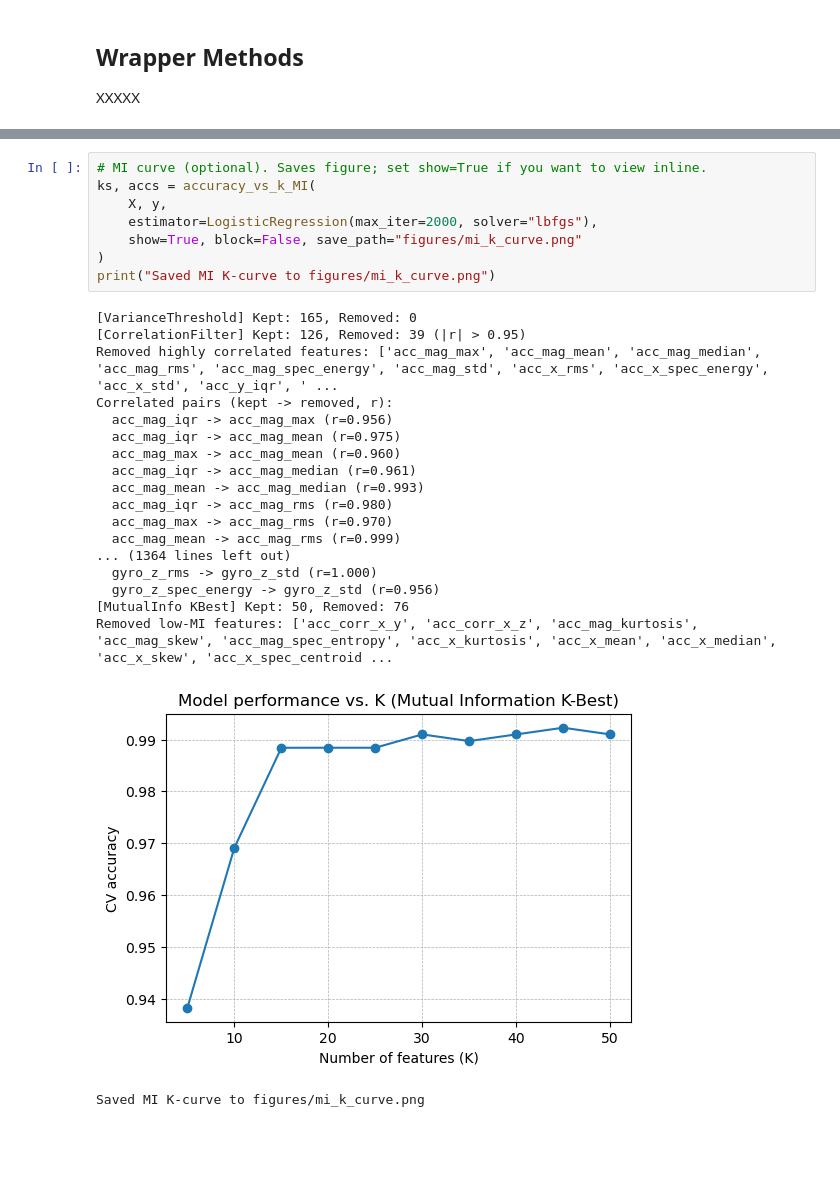
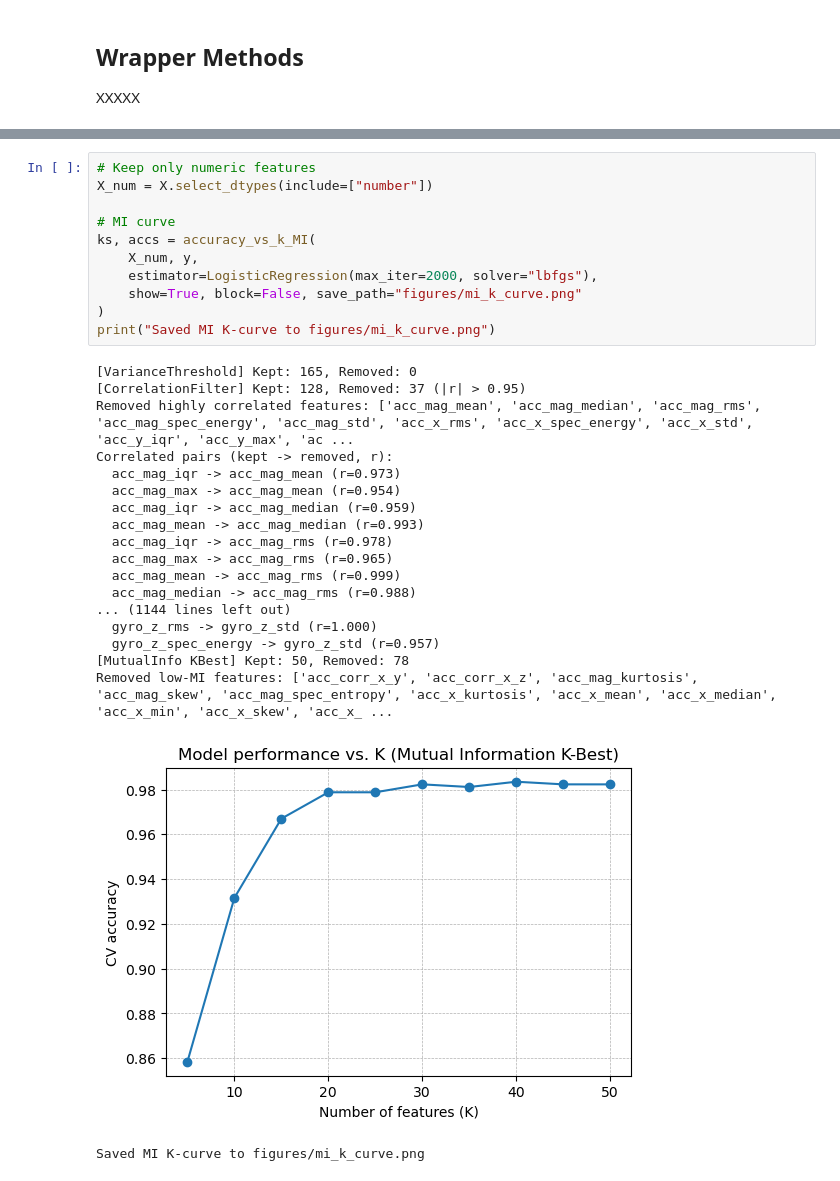
Before and after one commit to ozde12/Data-Analytics-and-Learning-Methods, a Jupyter notebook: human_activity_recognition.ipynb, the cells around one changed output, grey strips where cells are left out. Saved outputs shown, nothing was run; the diff lists cells and outputs as text; blank space fills up the shorter version.

```diff
--- a/human_activity_recognition.ipynb
+++ b/human_activity_recognition.ipynb
@@ -381,29 +447,32 @@ RFE + DT selected: ['acc_mag_iqr', 'acc_x_dom_freq', 'acc_x_iqr', 'acc_x_max', '
 # %%
-# MI curve (optional). Saves figure; set show=True if you want to view inline.
+# Keep only numeric features
+X_num = X.select_dtypes(include=["number"])
+
+# MI curve
 ks, accs = accuracy_vs_k_MI(
-    X, y,
+    X_num, y,
     estimator=LogisticRegression(max_iter=2000, solver="lbfgs"),
     show=True, block=False, save_path="figures/mi_k_curve.png"
 )
 print("Saved MI K-curve to figures/mi_k_curve.png")
 # %% [output]
 [VarianceThreshold] Kept: 165, Removed: 0
-[CorrelationFilter] Kept: 126, Removed: 39 (|r| > 0.95)
-Removed highly correlated features: ['acc_mag_max', 'acc_mag_mean', 'acc_mag_median', 'acc_mag_rms', 'acc_mag_spec_energy', 'acc_mag_std', 'acc_x_rms', 'acc_x_spec_energy', 'acc_x_std', 'acc_y_iqr', ' ...
+[CorrelationFilter] Kept: 128, Removed: 37 (|r| > 0.95)
+Removed highly correlated features: ['acc_mag_mean', 'acc_mag_median', 'acc_mag_rms', 'acc_mag_spec_energy', 'acc_mag_std', 'acc_x_rms', 'acc_x_spec_energy', 'acc_x_std', 'acc_y_iqr', 'acc_y_max', 'ac ...
 Correlated pairs (kept -> removed, r):
-  acc_mag_iqr -> acc_mag_max (r=0.956)
-  acc_mag_iqr -> acc_mag_mean (r=0.975)
-  acc_mag_max -> acc_mag_mean (r=0.960)
-  acc_mag_iqr -> acc_mag_median (r=0.961)
+  acc_mag_iqr -> acc_mag_mean (r=0.973)
+  acc_mag_max -> acc_mag_mean (r=0.954)
+  acc_mag_iqr -> acc_mag_median (r=0.959)
   acc_mag_mean -> acc_mag_median (r=0.993)
-  acc_mag_iqr -> acc_mag_rms (r=0.980)
-  acc_mag_max -> acc_mag_rms (r=0.970)
+  acc_mag_iqr -> acc_mag_rms (r=0.978)
+  acc_mag_max -> acc_mag_rms (r=0.965)
   acc_mag_mean -> acc_mag_rms (r=0.999)
-... (1364 lines left out)
+  acc_mag_median -> acc_mag_rms (r=0.988)
+... (1144 lines left out)
   gyro_z_rms -> gyro_z_std (r=1.000)
-  gyro_z_spec_energy -> gyro_z_std (r=0.956)
-[MutualInfo KBest] Kept: 50, Removed: 76
-Removed low-MI features: ['acc_corr_x_y', 'acc_corr_x_z', 'acc_mag_kurtosis', 'acc_mag_skew', 'acc_mag_spec_entropy', 'acc_x_kurtosis', 'acc_x_mean', 'acc_x_median', 'acc_x_skew', 'acc_x_spec_centroid ...
+  gyro_z_spec_energy -> gyro_z_std (r=0.957)
+[MutualInfo KBest] Kept: 50, Removed: 78
+Removed low-MI features: ['acc_corr_x_y', 'acc_corr_x_z', 'acc_mag_kurtosis', 'acc_mag_skew', 'acc_mag_spec_entropy', 'acc_x_kurtosis', 'acc_x_mean', 'acc_x_median', 'acc_x_min', 'acc_x_skew', 'acc_x_ ...
-[figure, old version]
+[figure, new version]
 Saved MI K-curve to figures/mi_k_curve.png
 # %%
```
Also changed, not shown: parts of 20 cells of this notebook.
